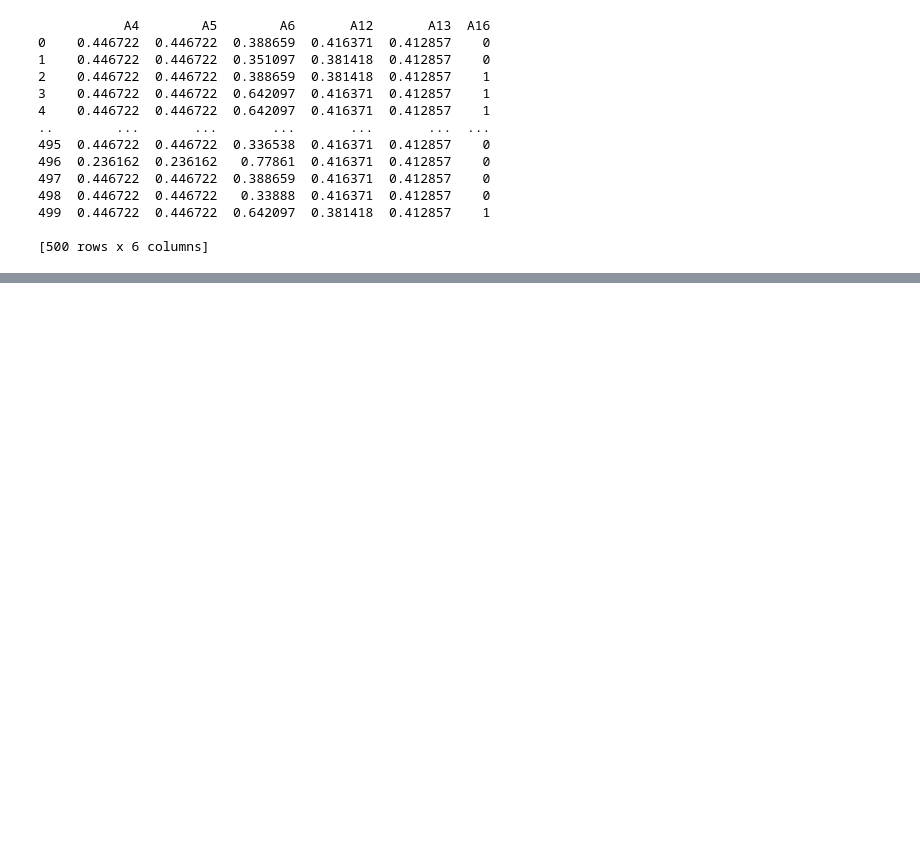
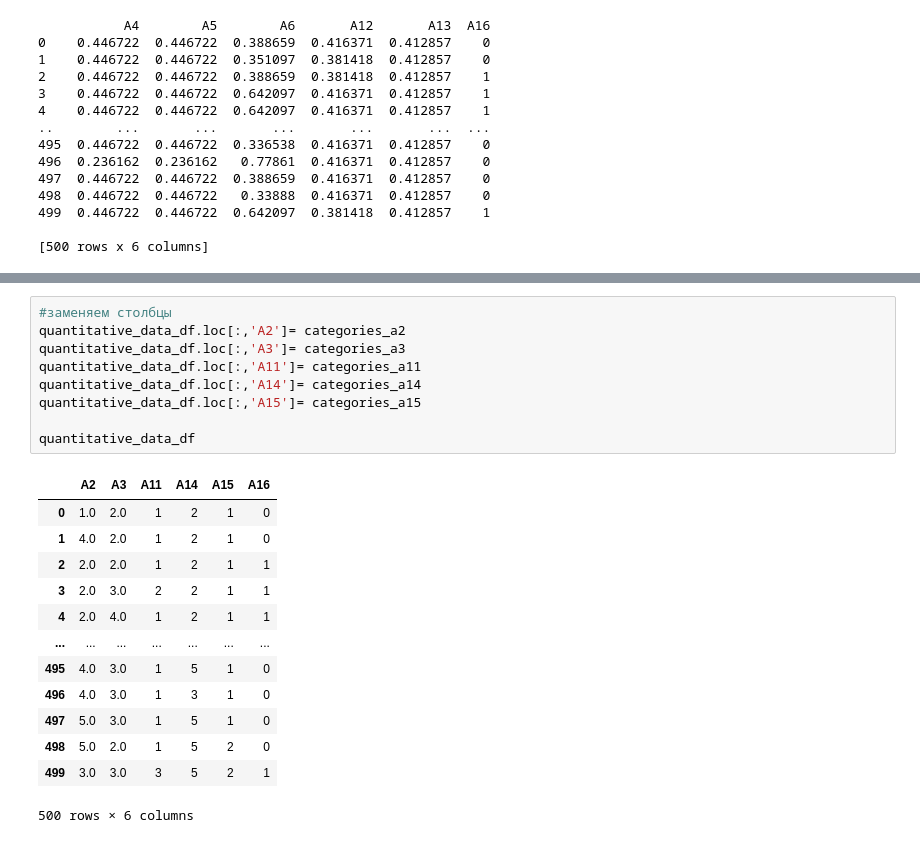
Before and after one commit to lalalaoalla/static-analysis-of-non-numeric-data, a Jupyter notebook: 1лаба/main.ipynb, the cells around one changed output, grey strips where cells are left out. Drawn from its saved outputs; the diff is of its cells as text; blank space fills up the shorter version.

```diff
--- a/1лаба/main.ipynb
+++ b/1лаба/main.ipynb
@@ -263,0 +282,23 @@ quantiles_a15: [0.000e+00 0.000e+00 0.000e+00 5.000e+01 5.878e+02 5.110e+04]
+# %%
+#заменяем столбцы
+quantitative_data_df.loc[:,'A2']= categories_a2
+quantitative_data_df.loc[:,'A3']= categories_a3
+quantitative_data_df.loc[:,'A11']= categories_a11
+quantitative_data_df.loc[:,'A14']= categories_a14
+quantitative_data_df.loc[:,'A15']= categories_a15
+
+quantitative_data_df
+# %% [output]
+|  | A2 | A3 | A11 | A14 | A15 | A16 |
+| 0 | 1.0 | 2.0 | 1 | 2 | 1 | 0 |
+| 1 | 4.0 | 2.0 | 1 | 2 | 1 | 0 |
+| 2 | 2.0 | 2.0 | 1 | 2 | 1 | 1 |
+| 3 | 2.0 | 3.0 | 2 | 2 | 1 | 1 |
+| 4 | 2.0 | 4.0 | 1 | 2 | 1 | 1 |
+| ... | ... | ... | ... | ... | ... | ... |
+| 495 | 4.0 | 3.0 | 1 | 5 | 1 | 0 |
+| 496 | 4.0 | 3.0 | 1 | 3 | 1 | 0 |
+| 497 | 5.0 | 3.0 | 1 | 5 | 1 | 0 |
+| 498 | 5.0 | 2.0 | 1 | 5 | 2 | 0 |
+| 499 | 3.0 | 3.0 | 3 | 5 | 2 | 1 |
+500 rows × 6 columns
```
Also changed, not shown: parts of 3 cells of this notebook, 2 other files.
